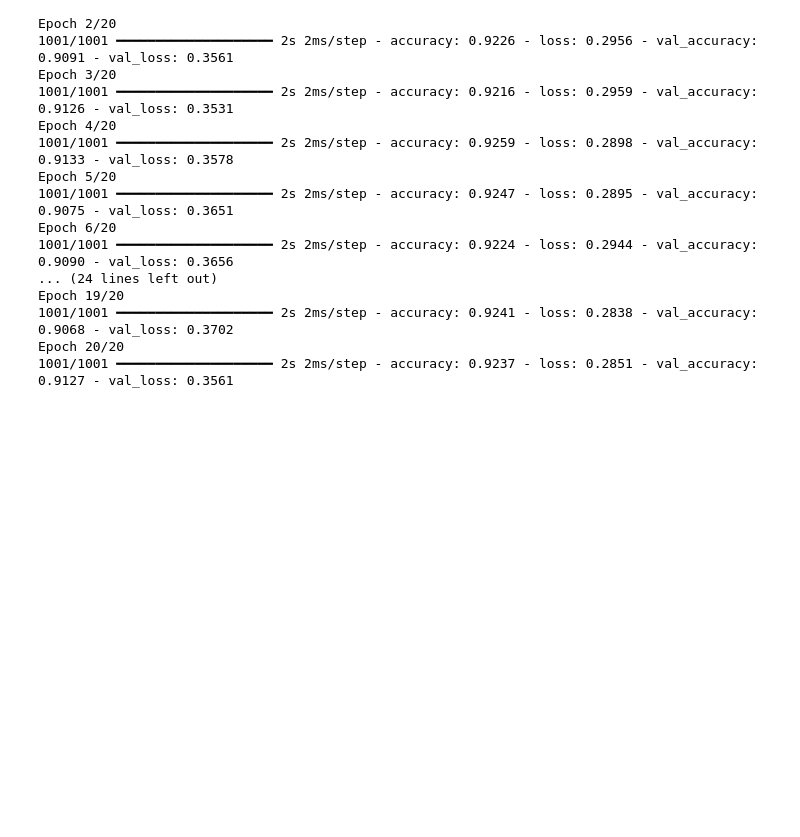
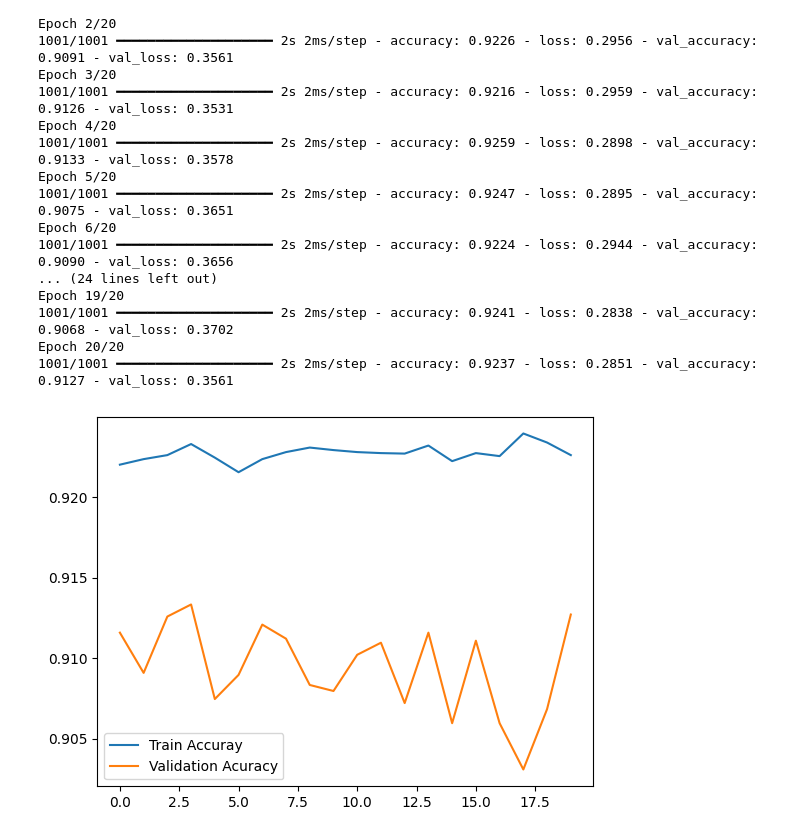
Before and after one commit to Madushani-Weerasekara/end-to-end-game-engagement-prediction-project, a Jupyter notebook: notebook/game-engagement-analysis.ipynb, the cells around one changed output. Drawn from its saved outputs; the diff is of its cells as text; code cells hidden in the pictures; blank space fills up the shorter version.

Commit message:
Ploting the model history

```diff
--- a/notebook/game-engagement-analysis.ipynb
+++ b/notebook/game-engagement-analysis.ipynb
@@ -279,3 +279,14 @@ Epoch 19/20
 1001/1001 ━━━━━━━━━━━━━━━━━━━━ 2s 2ms/step - accuracy: 0.9241 - loss: 0.2838 - val_accuracy: 0.9068 - val_loss: 0.3702
 Epoch 20/20
 1001/1001 ━━━━━━━━━━━━━━━━━━━━ 2s 2ms/step - accuracy: 0.9237 - loss: 0.2851 - val_accuracy: 0.9127 - val_loss: 0.3561
+# %%
+# Plot trained model
+import matplotlib.pyplot as plt
+
+# Accuracy plot
+plt.plot(trained_model.history['accuracy'], label='Train Accuray')
+plt.plot(trained_model.history['val_accuracy'], label='Validation Acuracy')
+plt.legend()
+plt.show()
+# %% [output]
+[figure, added]
```
Also changed, not shown: parts of 1 cell of this notebook.
